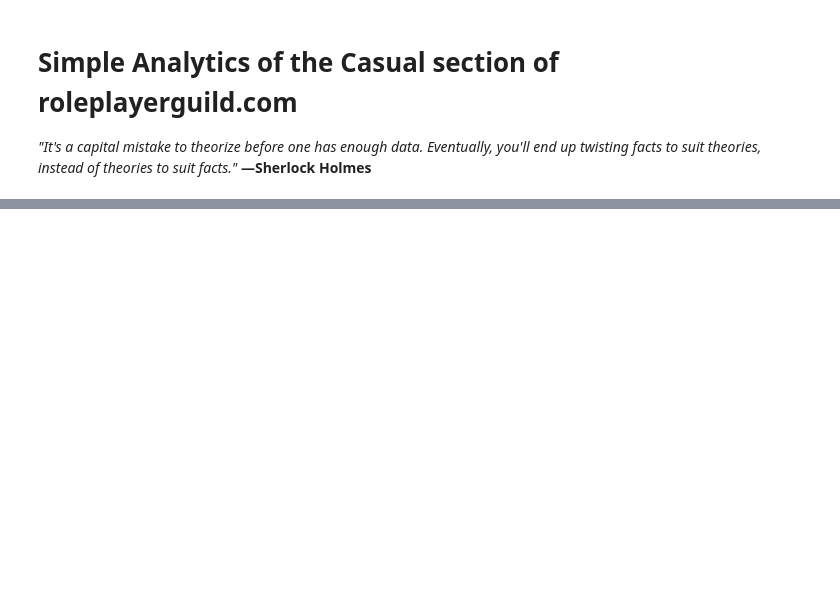
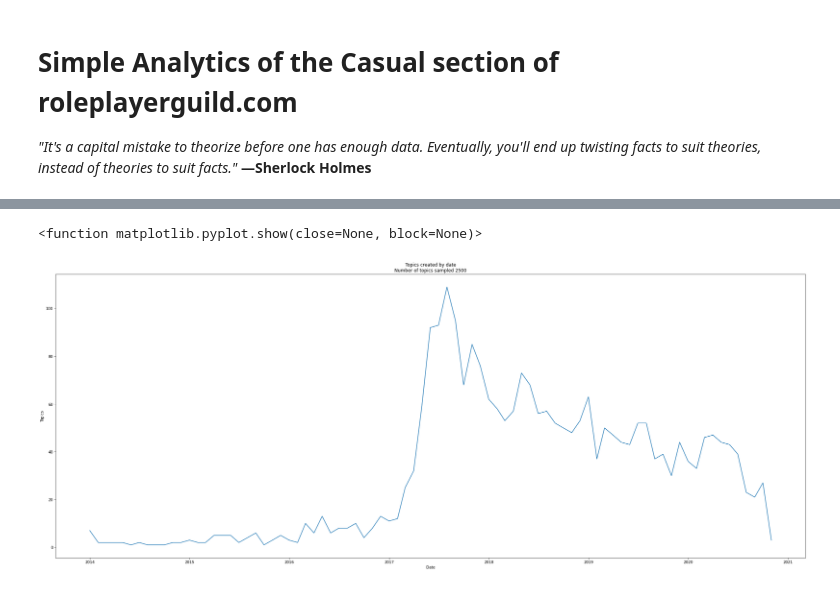
Before and after one commit to Final-Palladium/simple-rpguild-data-analysis, a Jupyter notebook: rpguild_scrape.ipynb, the cells around one changed output, grey strips where cells are left out. Saved outputs shown, nothing was run; the diff lists cells and outputs as text; code cells hidden in the pictures; blank space fills up the shorter version.

```diff
--- a/rpguild_scrape.ipynb
+++ b/rpguild_scrape.ipynb
@@ -76,0 +90,34 @@ plt.show()
+# %%
+creation_dates, last_posted = [], []
+
+for i in range(len(dates)):
+    if i%2 == 0:
+        dat = str(dates[i]).split('title=')[1].split('>')[0]
+        creation_dates.append(dt)
+    if i%2 != 0:
+        dat = str(dates[i]).split('title=')[1].split('>')[0]
+        last_posted.append(dat)
+# %%
+month_year_of_creation = []
+for i in range(len(creation_dates)):
+    month = creation_dates[i].split(' ')[1]
+    year = creation_dates[i].split(' ')[2]
+    if (f'{month} {year}') not in month_year_of_creation:
+        month_year_of_creation.append(f'{month} {year}')
+# %%
+import datetime as dt
+
+topics_created_by_date = {}
+for dat in month_year_of_creation:
+    key = dt.datetime.strptime(dat, '%b %Y').date()
+    value = 0
+
+    for i in range(len(creation_dates)):
+        month = creation_dates[i].split(' ')[1]
+        year = creation_dates[i].split(' ')[2]
+        if (f'{month} {year}') == dat:
+            value += 1
+
+    topics_created_by_date[key]=value
+
+sorted_topics_created_by_date = dict(sorted(topics_created_by_date.items(), key=lambda item: item[0]))
@@ -76,0 +146,9 @@ plt.show()
+# %%
+plt.title(f'Topics created by date\nNumber of topics sampled {len(topics)}')
+plt.xlabel('Date')
+plt.ylabel('Topics')
+plt.plot(*zip(*sorted_topics_created_by_date.items()))
+plt.show
+# %% [output]
+<function matplotlib.pyplot.show(close=None, block=None)>
+[figure, added]
```
Also changed, not shown: parts of 6 cells of this notebook.
